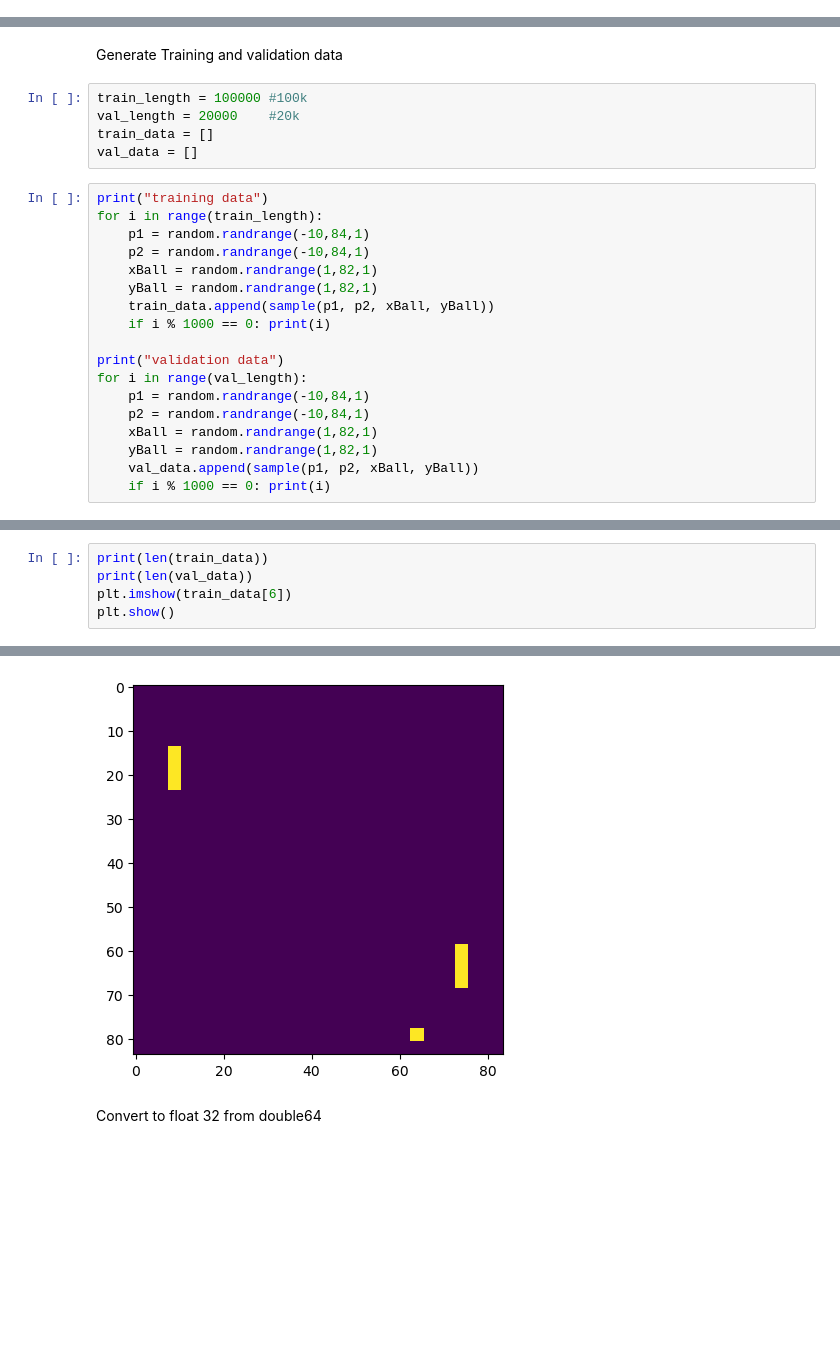
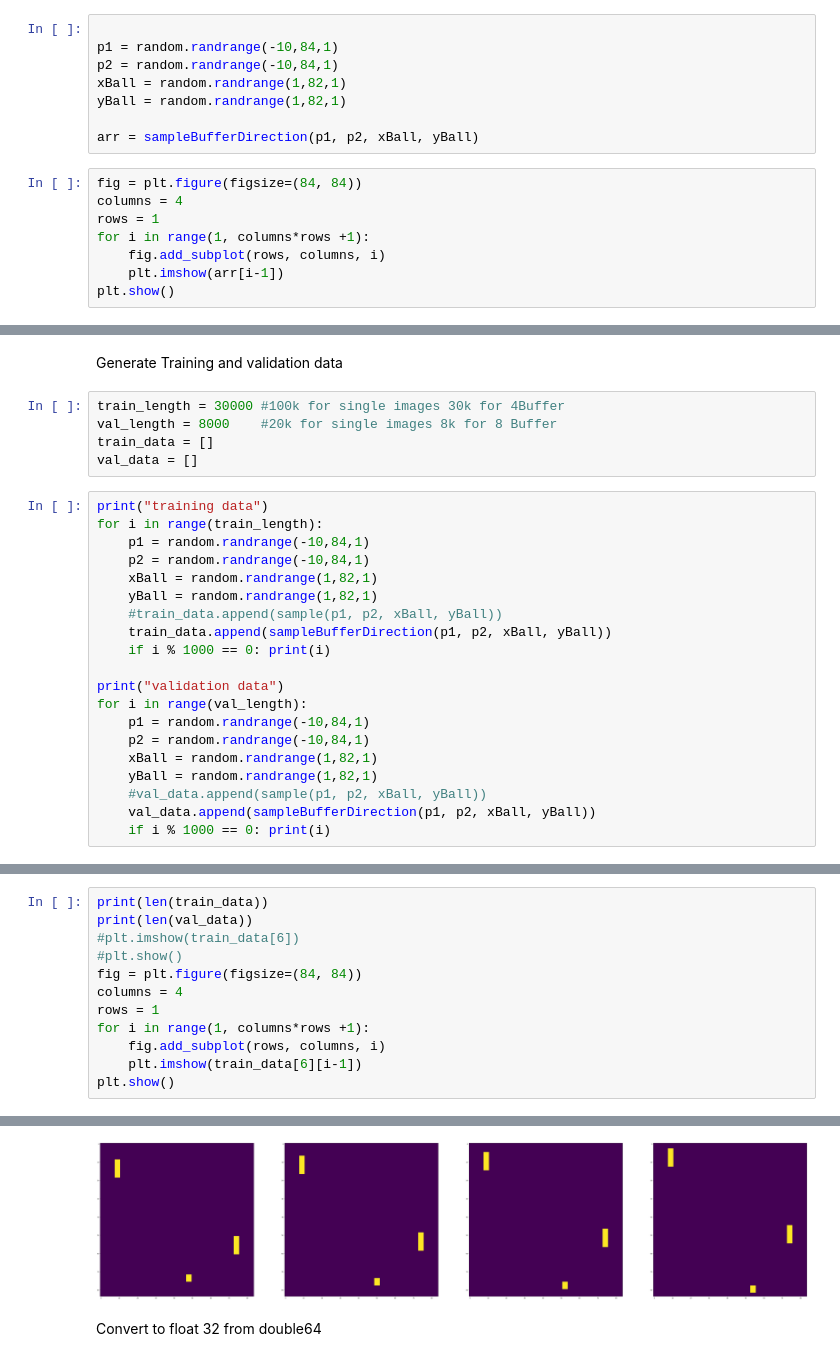
Before and after one commit to ericschreiber/Bachelorarbeit-Disentanglement-in-Reinforcement-Learning, a Jupyter notebook: Generate_data_hardcode.ipynb, the cells around one changed output, grey strips where cells are left out. Cells and saved outputs as stored; diff of their text form; blank space fills up the shorter version.

```diff
--- a/Generate_data_hardcode.ipynb
+++ b/Generate_data_hardcode.ipynb
@@ -86,3 +191,19 @@ plt.imshow(sample(-9, 83, 1,82))
 plt.show()
 # %% [output]
 [figure]
+# %%
+
+p1 = random.randrange(-10,84,1)
+p2 = random.randrange(-10,84,1)
+xBall = random.randrange(1,82,1)
+yBall = random.randrange(1,82,1)
+
+arr = sampleBufferDirection(p1, p2, xBall, yBall)
+# %%
+fig = plt.figure(figsize=(84, 84))
+columns = 4
+rows = 1
+for i in range(1, columns*rows +1):
+    fig.add_subplot(rows, columns, i)
+    plt.imshow(arr[i-1])
+plt.show()
@@ -89,8 +212,8 @@ plt.show()
 # %% [markdown]
 Generate Training and validation data
 # %%
-train_length = 100000 #100k
-val_length = 20000    #20k
+train_length = 30000 #100k for single images 30k for 4Buffer
+val_length = 8000    #20k for single images 8k for 8 Buffer
 train_data = []
 val_data = []
 # %%
@@ -100,7 +223,8 @@ for i in range(train_length):
     p2 = random.randrange(-10,84,1)
     xBall = random.randrange(1,82,1)
     yBall = random.randrange(1,82,1)
-    train_data.append(sample(p1, p2, xBall, yBall))
+    #train_data.append(sample(p1, p2, xBall, yBall))
+    train_data.append(sampleBufferDirection(p1, p2, xBall, yBall))
     if i % 1000 == 0: print(i)
 
 print("validation data")
@@ -109,7 +233,8 @@ for i in range(val_length):
     p2 = random.randrange(-10,84,1)
     xBall = random.randrange(1,82,1)
     yBall = random.randrange(1,82,1)
-    val_data.append(sample(p1, p2, xBall, yBall))
+    #val_data.append(sample(p1, p2, xBall, yBall))
+    val_data.append(sampleBufferDirection(p1, p2, xBall, yBall))
     if i % 1000 == 0: print(i)
 # %% [output]
 training data
@@ -132,6 +257,13 @@ training data
 # %%
 print(len(train_data))
 print(len(val_data))
-plt.imshow(train_data[6])
+#plt.imshow(train_data[6])
+#plt.show()
+fig = plt.figure(figsize=(84, 84))
+columns = 4
+rows = 1
+for i in range(1, columns*rows +1):
+    fig.add_subplot(rows, columns, i)
+    plt.imshow(train_data[6][i-1])
 plt.show()
 # %% [output]
@@ -140,4 +272,4 @@ plt.show()
-[figure, old version]
+[figure, new version]
 # %% [markdown]
 Convert to float 32 from double64
 # %%
```
Also changed, not shown: parts of 10 cells of this notebook, 8 other files.
